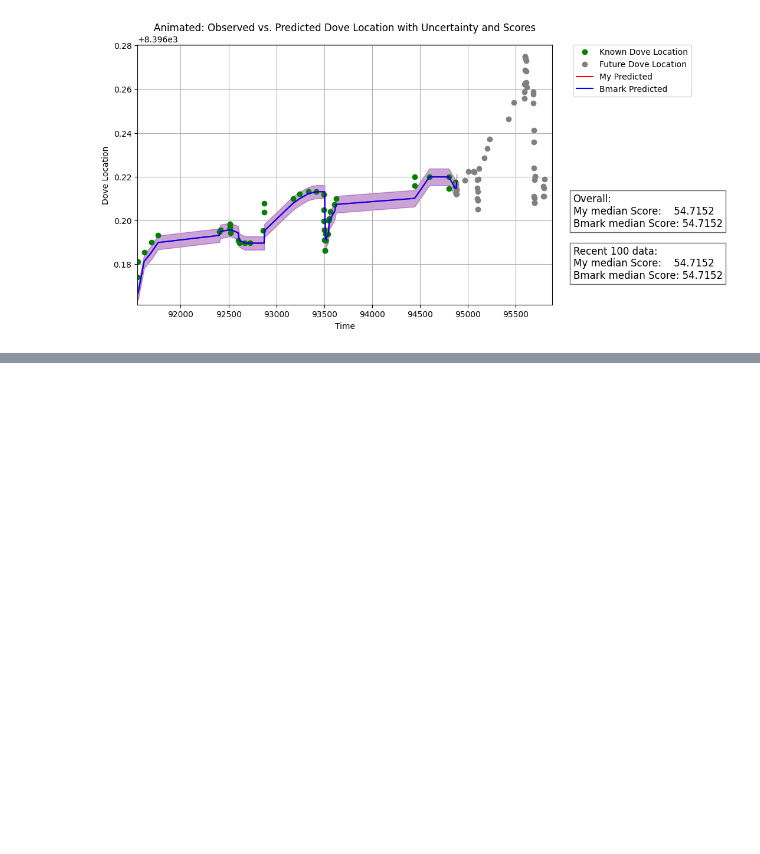
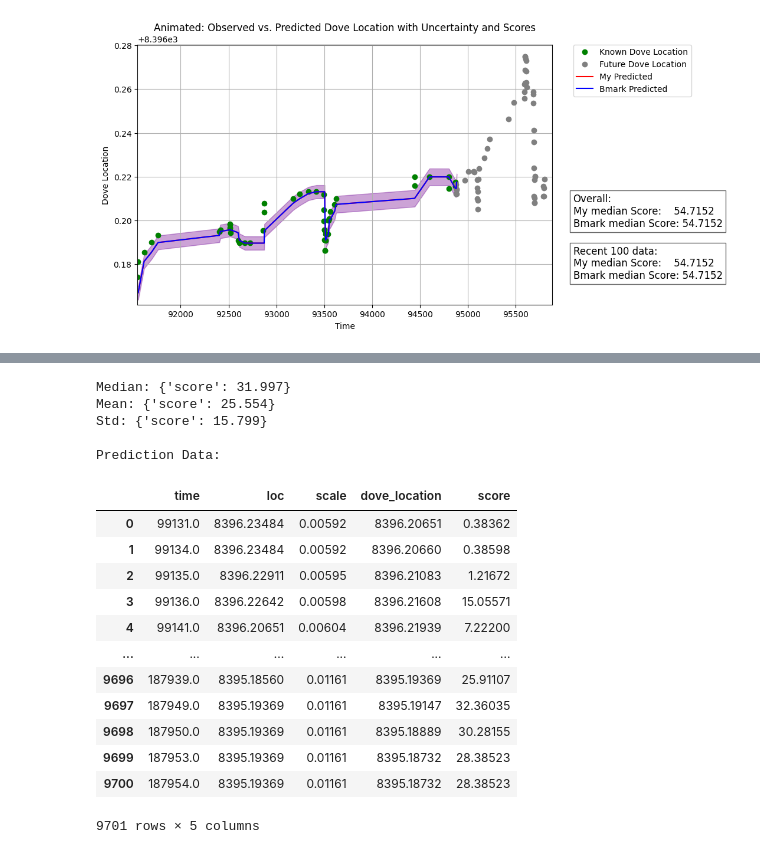
Before and after one commit to microprediction/birdgame, a Jupyter notebook: birdgame/examples/quickstarters/ewma_var.ipynb, the cells around one changed output, grey strips where cells are left out. Saved outputs shown, nothing was run; the diff lists cells and outputs as text; code cells hidden in the pictures; blank space fills up the shorter version.

```diff
--- a/birdgame/examples/quickstarters/ewma_var.ipynb
+++ b/birdgame/examples/quickstarters/ewma_var.ipynb
@@ -273,0 +335,22 @@ KeyboardInterrupt:
+# %%
+from birdgame.visualization.utils import summarize_predictions
+stats_summary, pred_summary = summarize_predictions(score_history, store_pred, skip_length=0)
+# %% [output]
+Median: {'score': 31.997}
+Mean: {'score': 25.554}
+Std: {'score': 15.799}
+
+Prediction Data:
+|  | time | loc | scale | dove_location | score |
+| 0 | 99131.0 | 8396.23484 | 0.00592 | 8396.20651 | 0.38362 |
+| 1 | 99134.0 | 8396.23484 | 0.00592 | 8396.20660 | 0.38598 |
+| 2 | 99135.0 | 8396.22911 | 0.00595 | 8396.21083 | 1.21672 |
+| 3 | 99136.0 | 8396.22642 | 0.00598 | 8396.21608 | 15.05571 |
+| 4 | 99141.0 | 8396.20651 | 0.00604 | 8396.21939 | 7.22200 |
+| ... | ... | ... | ... | ... | ... |
+| 9696 | 187939.0 | 8395.18560 | 0.01161 | 8395.19369 | 25.91107 |
+| 9697 | 187949.0 | 8395.19369 | 0.01161 | 8395.19147 | 32.36035 |
+| 9698 | 187950.0 | 8395.19369 | 0.01161 | 8395.18889 | 30.28155 |
+| 9699 | 187953.0 | 8395.19369 | 0.01161 | 8395.18732 | 28.38523 |
+| 9700 | 187954.0 | 8395.19369 | 0.01161 | 8395.18732 | 28.38523 |
+9701 rows × 5 columns
```
Also changed, not shown: parts of 3 cells of this notebook, 5 other files.
